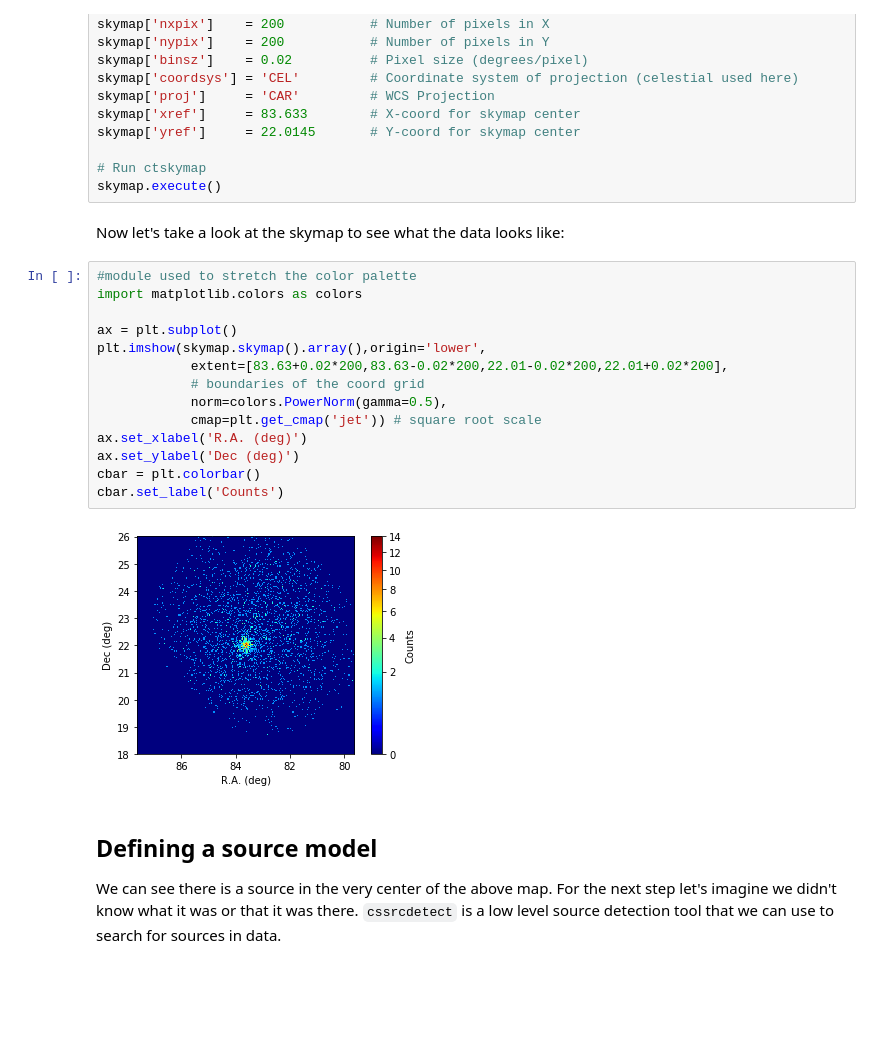
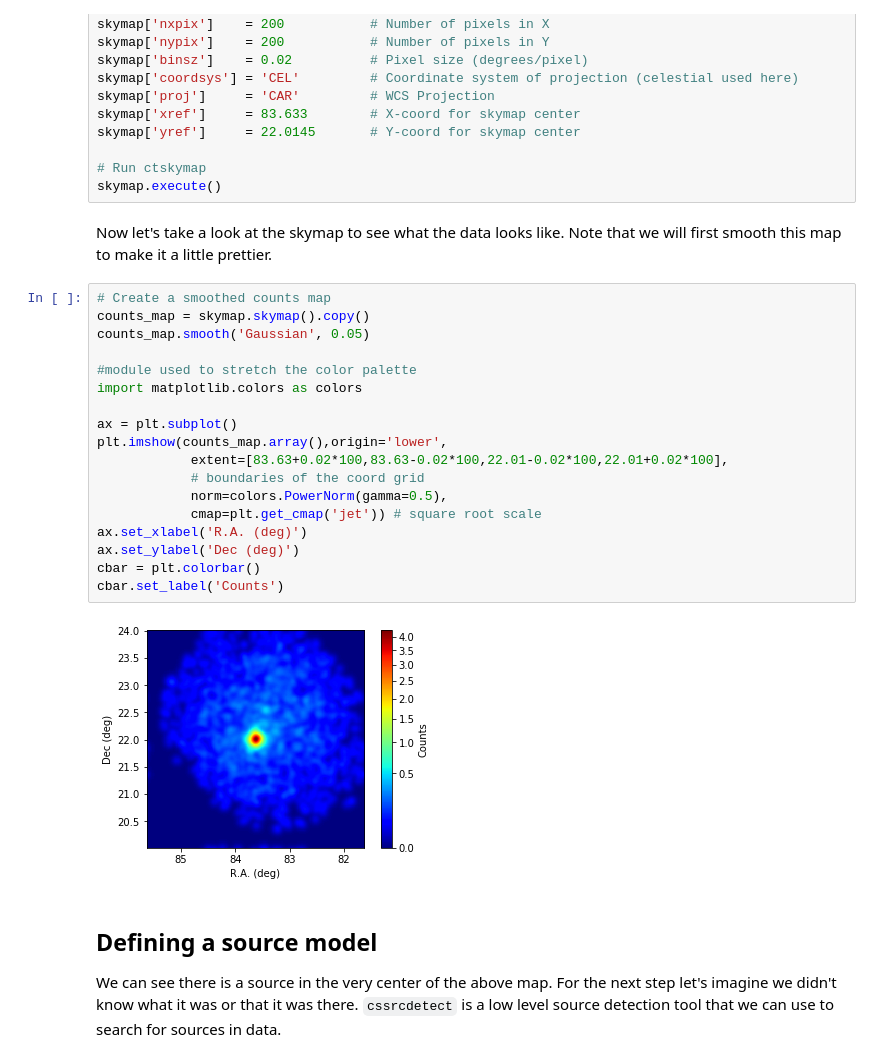
Before and after one commit to VERITAS-Observatory/V2DL3, a Jupyter notebook: notebooks/tutorials/ctools/veritas_ctools_setup.ipynb, the cells around one changed output. Cells and saved outputs as stored; diff of their text form; blank space fills up the shorter version.

```diff
--- a/notebooks/tutorials/ctools/veritas_ctools_setup.ipynb
+++ b/notebooks/tutorials/ctools/veritas_ctools_setup.ipynb
@@ -152,23 +152,27 @@ skymap['yref']     = 22.0145       # Y-coord for skymap center
 # Run ctskymap
 skymap.execute()
 # %% [markdown]
-Now let's take a look at the skymap to see what the data looks like:
+Now let's take a look at the skymap to see what the data looks like. Note that we will first smooth this map to make it a little prettier.
 # %%
+# Create a smoothed counts map
+counts_map = skymap.skymap().copy()
+counts_map.smooth('Gaussian', 0.05)
+
 #module used to stretch the color palette
 import matplotlib.colors as colors
 
 ax = plt.subplot()
-plt.imshow(skymap.skymap().array(),origin='lower',
-            extent=[83.63+0.02*200,83.63-0.02*200,22.01-0.02*200,22.01+0.02*200],
+plt.imshow(counts_map.array(),origin='lower',
+            extent=[83.63+0.02*100,83.63-0.02*100,22.01-0.02*100,22.01+0.02*100],
             # boundaries of the coord grid
             norm=colors.PowerNorm(gamma=0.5),
             cmap=plt.get_cmap('jet')) # square root scale
 ax.set_xlabel('R.A. (deg)')
 ax.set_ylabel('Dec (deg)')
 cbar = plt.colorbar()
 cbar.set_label('Counts')
 # %% [output]
-[figure, old version]
+[figure, new version]
 # %% [markdown]
 ## Defining a source model
 We can see there is a source in the very center of the above map. For the next step let's imagine we didn't know what it was or that it was there. `cssrcdetect` is a low level source detection tool that we can use to search for sources in data.
```
Also changed, not shown: 1 other file.
